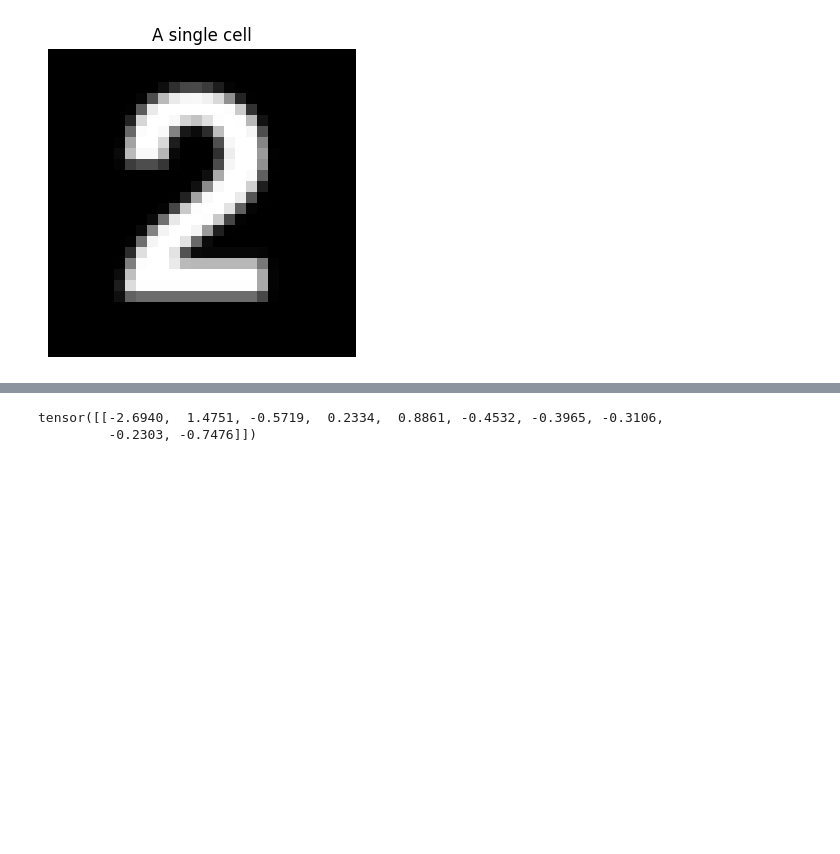
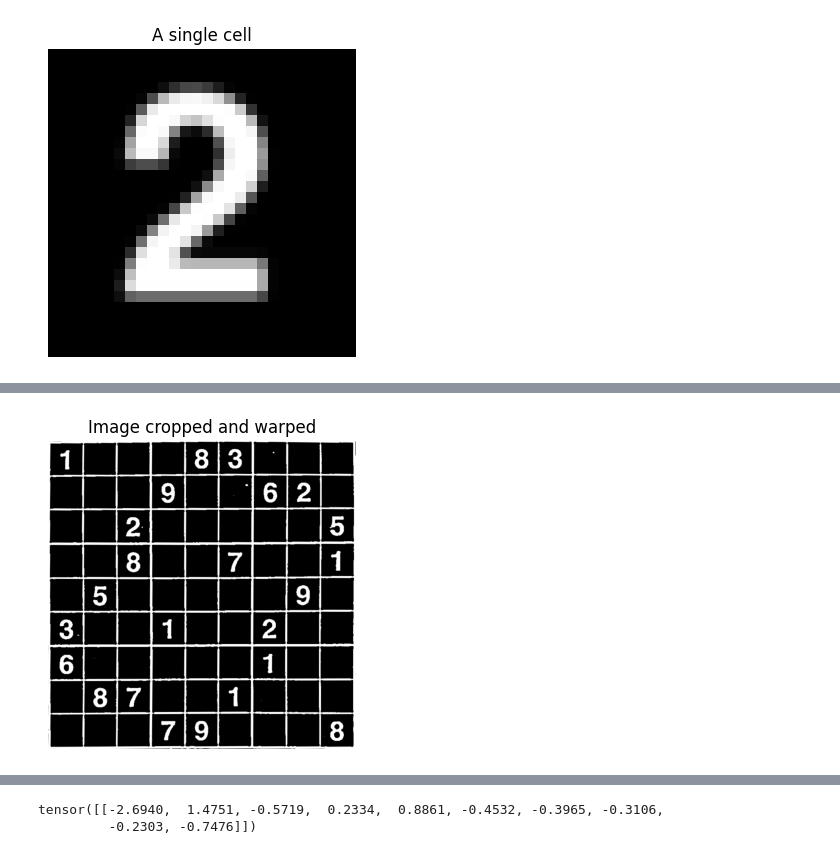
Before and after one commit to matteobarbieri/phd-school, a Jupyter notebook: home/notebooks_solution/create-realistic-dataset.ipynb, the cells around one changed output, grey strips where cells are left out. Saved outputs shown, nothing was run; the diff lists cells and outputs as text; code cells hidden in the pictures; blank space fills up the shorter version.

```diff
--- a/home/notebooks_solution/create-realistic-dataset.ipynb
+++ b/home/notebooks_solution/create-realistic-dataset.ipynb
@@ -128,0 +167,7 @@ Accuracy of model MLPClassifier = 100.000000%
+# %%
+plt.figure(figsize=(4, 4))
+plt.axis('off') # Removes axis
+plt.imshow(cropped, cmap='gray')
+plt.title("Image cropped and warped");
+# %% [output]
+[figure, added]
```
Also changed, not shown: parts of 39 cells of this notebook, 6 other files.
